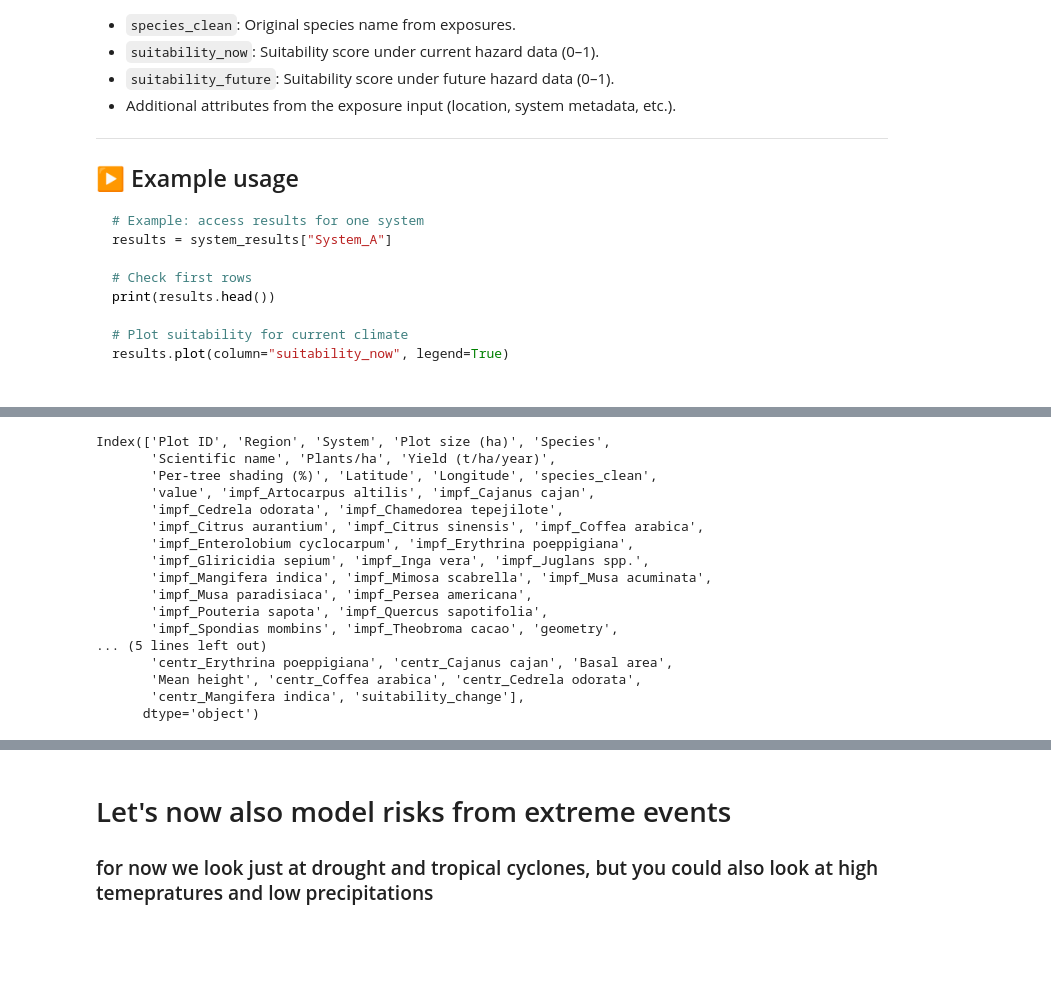
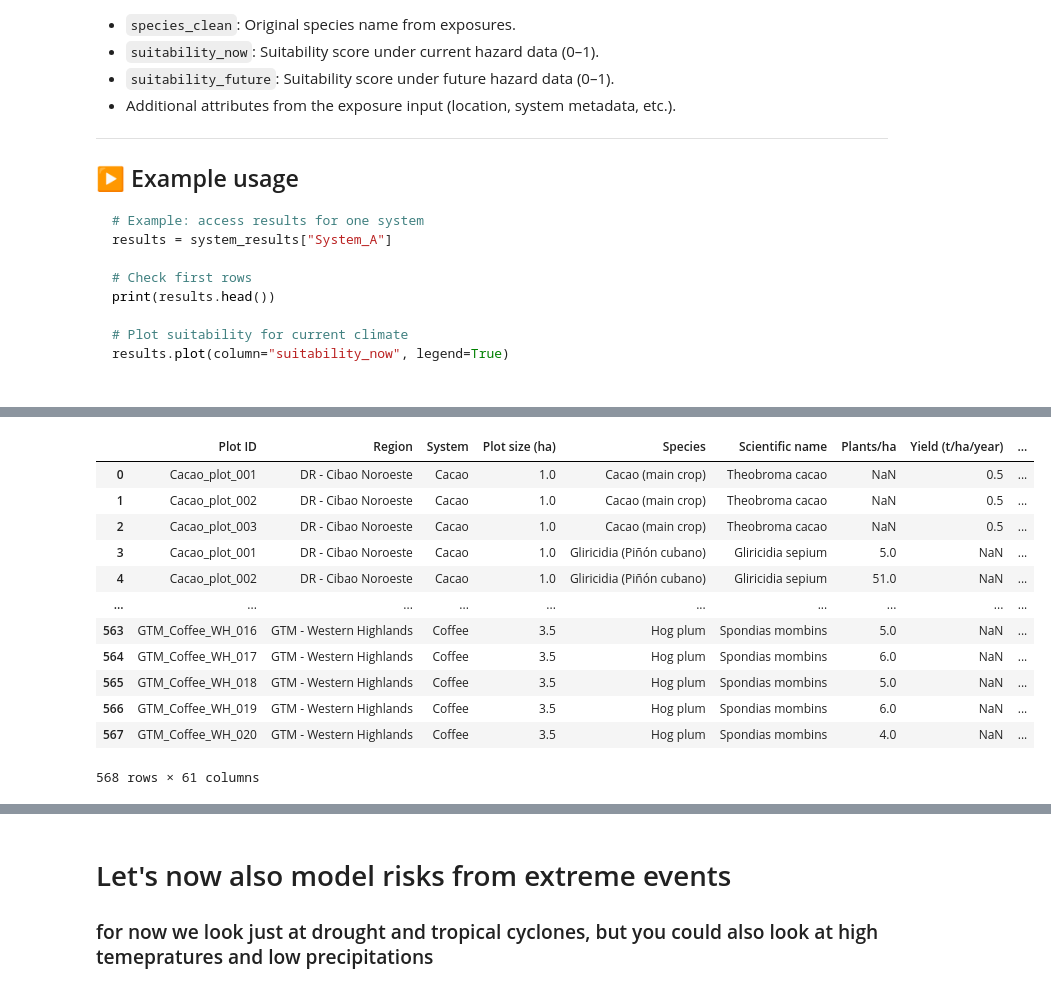
Before and after one commit to zeliest/biofincas_climate_risk, a Jupyter notebook: risk_agroforest.ipynb, the cells around one changed output, grey strips where cells are left out. Saved outputs shown, nothing was run; the diff lists cells and outputs as text; code cells hidden in the pictures; blank space fills up the shorter version.

```diff
--- a/risk_agroforest.ipynb
+++ b/risk_agroforest.ipynb
@@ -792,23 +765,19 @@ plt.show()
 # %%
-df_all_systems.columns
+df_all_systems
 # %% [output]
+|  | Plot ID | Region | System | Plot size (ha) | Species | Scientific name | Plants/ha | Yield (t/ha/year) | ... |
+| 0 | Cacao_plot_001 | DR - Cibao Noroeste | Cacao | 1.0 | Cacao (main crop) | Theobroma cacao | NaN | 0.5 | ... |
+| 1 | Cacao_plot_002 | DR - Cibao Noroeste | Cacao | 1.0 | Cacao (main crop) | Theobroma cacao | NaN | 0.5 | ... |
+| 2 | Cacao_plot_003 | DR - Cibao Noroeste | Cacao | 1.0 | Cacao (main crop) | Theobroma cacao | NaN | 0.5 | ... |
+| 3 | Cacao_plot_001 | DR - Cibao Noroeste | Cacao | 1.0 | Gliricidia (Piñón cubano) | Gliricidia sepium | 5.0 | NaN | ... |
+| 4 | Cacao_plot_002 | DR - Cibao Noroeste | Cacao | 1.0 | Gliricidia (Piñón cubano) | Gliricidia sepium | 51.0 | NaN | ... |
+| ... | ... | ... | ... | ... | ... | ... | ... | ... | ... |
+| 563 | GTM_Coffee_WH_016 | GTM - Western Highlands | Coffee | 3.5 | Hog plum | Spondias mombins | 5.0 | NaN | ... |
+| 564 | GTM_Coffee_WH_017 | GTM - Western Highlands | Coffee | 3.5 | Hog plum | Spondias mombins | 6.0 | NaN | ... |
+| 565 | GTM_Coffee_WH_018 | GTM - Western Highlands | Coffee | 3.5 | Hog plum | Spondias mombins | 5.0 | NaN | ... |
+| 566 | GTM_Coffee_WH_019 | GTM - Western Highlands | Coffee | 3.5 | Hog plum | Spondias mombins | 6.0 | NaN | ... |
+| 567 | GTM_Coffee_WH_020 | GTM - Western Highlands | Coffee | 3.5 | Hog plum | Spondias mombins | 4.0 | NaN | ... |
-Index(['Plot ID', 'Region', 'System', 'Plot size (ha)', 'Species',
-       'Scientific name', 'Plants/ha', 'Yield (t/ha/year)',
-       'Per-tree shading (%)', 'Latitude', 'Longitude', 'species_clean',
-       'value', 'impf_Artocarpus altilis', 'impf_Cajanus cajan',
-       'impf_Cedrela odorata', 'impf_Chamedorea tepejilote',
-       'impf_Citrus aurantium', 'impf_Citrus sinensis', 'impf_Coffea arabica',
-       'impf_Enterolobium cyclocarpum', 'impf_Erythrina poeppigiana',
-       'impf_Gliricidia sepium', 'impf_Inga vera', 'impf_Juglans spp.',
-       'impf_Mangifera indica', 'impf_Mimosa scabrella', 'impf_Musa acuminata',
-       'impf_Musa paradisiaca', 'impf_Persea americana',
-       'impf_Pouteria sapota', 'impf_Quercus sapotifolia',
-       'impf_Spondias mombins', 'impf_Theobroma cacao', 'geometry',
-... (5 lines left out)
-       'centr_Erythrina poeppigiana', 'centr_Cajanus cajan', 'Basal area',
-       'Mean height', 'centr_Coffea arabica', 'centr_Cedrela odorata',
-       'centr_Mangifera indica', 'suitability_change'],
-      dtype='object')
+568 rows × 61 columns
 # %%
 import matplotlib.pyplot as plt
 import geopandas as gpd
```
Also changed, not shown: parts of 21 cells of this notebook, 14 other files.
